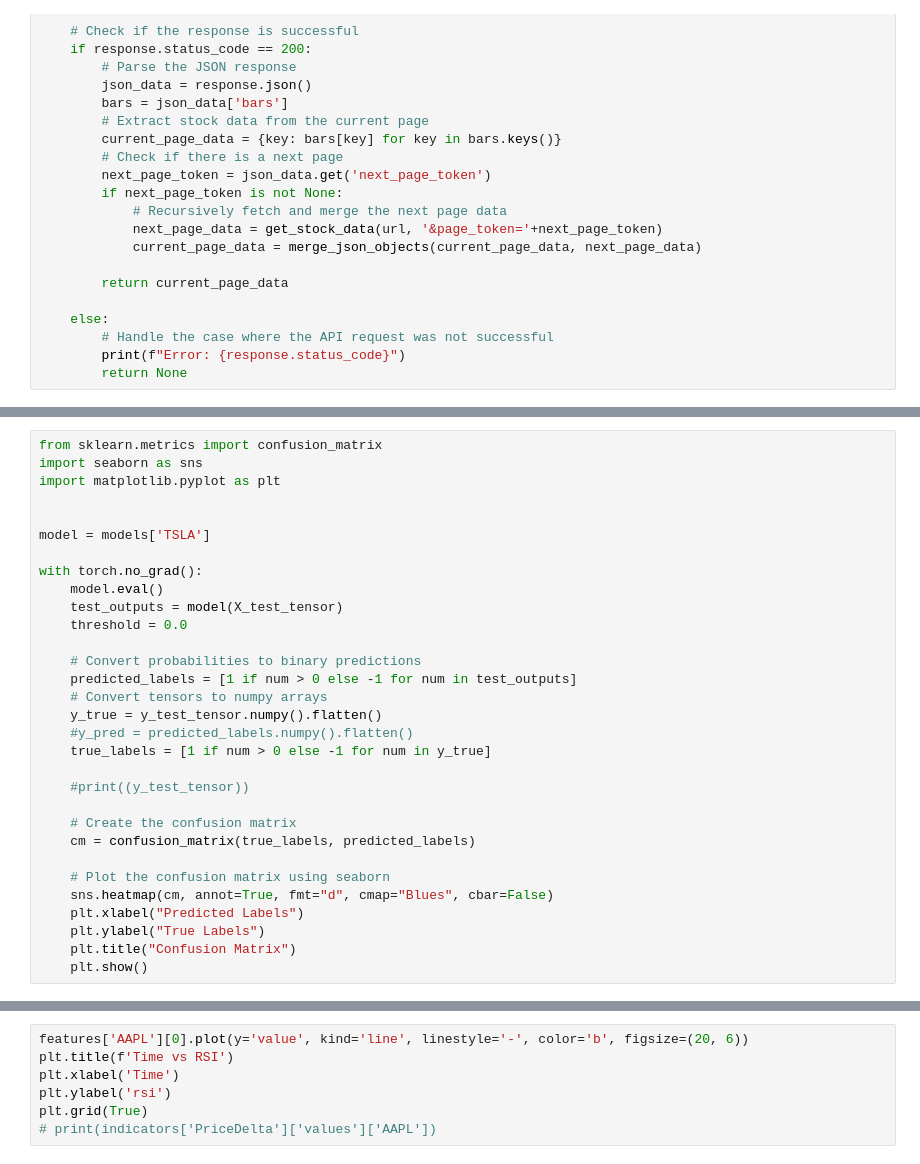
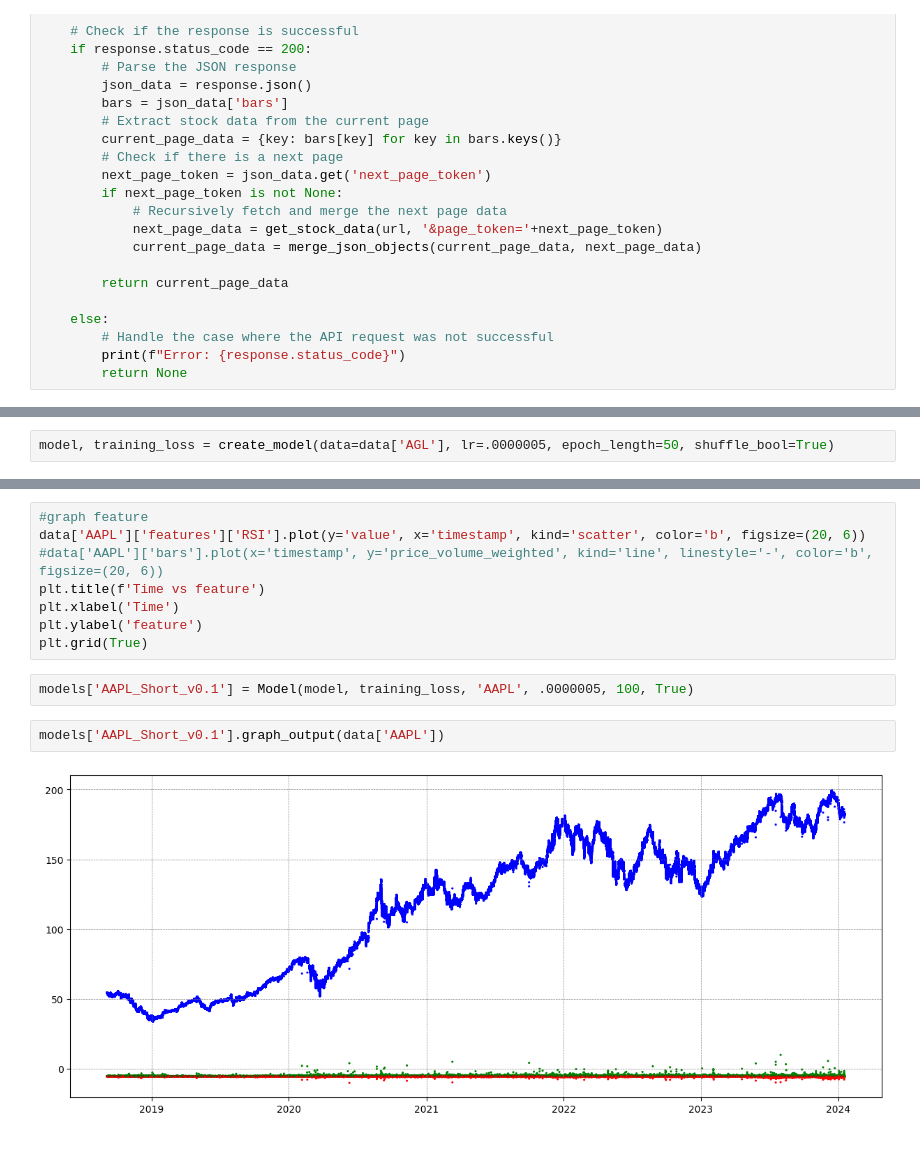
Before and after one commit to dmutascio/enigmaTrainer, a Jupyter notebook: enigmaTrainer.ipynb, the cells around one changed output, grey strips where cells are left out. Cells and saved outputs as stored; diff of their text form.

```diff
--- a/enigmaTrainer.ipynb
+++ b/enigmaTrainer.ipynb
@@ -417,31 +459,0 @@ with torch.no_grad():
-# %%
-from sklearn.metrics import confusion_matrix
-import seaborn as sns
-import matplotlib.pyplot as plt
-
-
-model = models['TSLA']
-
-with torch.no_grad():
-    model.eval()
-    test_outputs = model(X_test_tensor)
-    threshold = 0.0
-
-    # Convert probabilities to binary predictions
-    predicted_labels = [1 if num > 0 else -1 for num in test_outputs]
-    # Convert tensors to numpy arrays
-    y_true = y_test_tensor.numpy().flatten()
-    #y_pred = predicted_labels.numpy().flatten()
-    true_labels = [1 if num > 0 else -1 for num in y_true]
-
-    #print((y_test_tensor))
-
-    # Create the confusion matrix
-    cm = confusion_matrix(true_labels, predicted_labels)
-
-    # Plot the confusion matrix using seaborn
-    sns.heatmap(cm, annot=True, fmt="d", cmap="Blues", cbar=False)
-    plt.xlabel("Predicted Labels")
-    plt.ylabel("True Labels")
-    plt.title("Confusion Matrix")
-    plt.show()
@@ -482,0 +522,2 @@ Name: value, Length: 31285, dtype: float64
+# %%
+model, training_loss = create_model(data=data['AGL'], lr=.0000005, epoch_length=50, shuffle_bool=True)
@@ -483,7 +600,14 @@ Name: value, Length: 31285, dtype: float64
 # %%
-features['AAPL'][0].plot(y='value', kind='line', linestyle='-', color='b', figsize=(20, 6))
-plt.title(f'Time vs RSI')
+#graph feature
+data['AAPL']['features']['RSI'].plot(y='value', x='timestamp', kind='scatter', color='b', figsize=(20, 6))
+#data['AAPL']['bars'].plot(x='timestamp', y='price_volume_weighted', kind='line', linestyle='-', color='b', figsize=(20, 6))
+plt.title(f'Time vs feature')
 plt.xlabel('Time')
-plt.ylabel('rsi')
+plt.ylabel('feature')
 plt.grid(True)
-# print(indicators['PriceDelta']['values']['AAPL'])
+# %%
+models['AAPL_Short_v0.1'] = Model(model, training_loss, 'AAPL', .0000005, 100, True)
+# %%
+models['AAPL_Short_v0.1'].graph_output(data['AAPL'])
+# %% [output]
+[figure, added]
```
Also changed, not shown: parts of 33 cells of this notebook.
